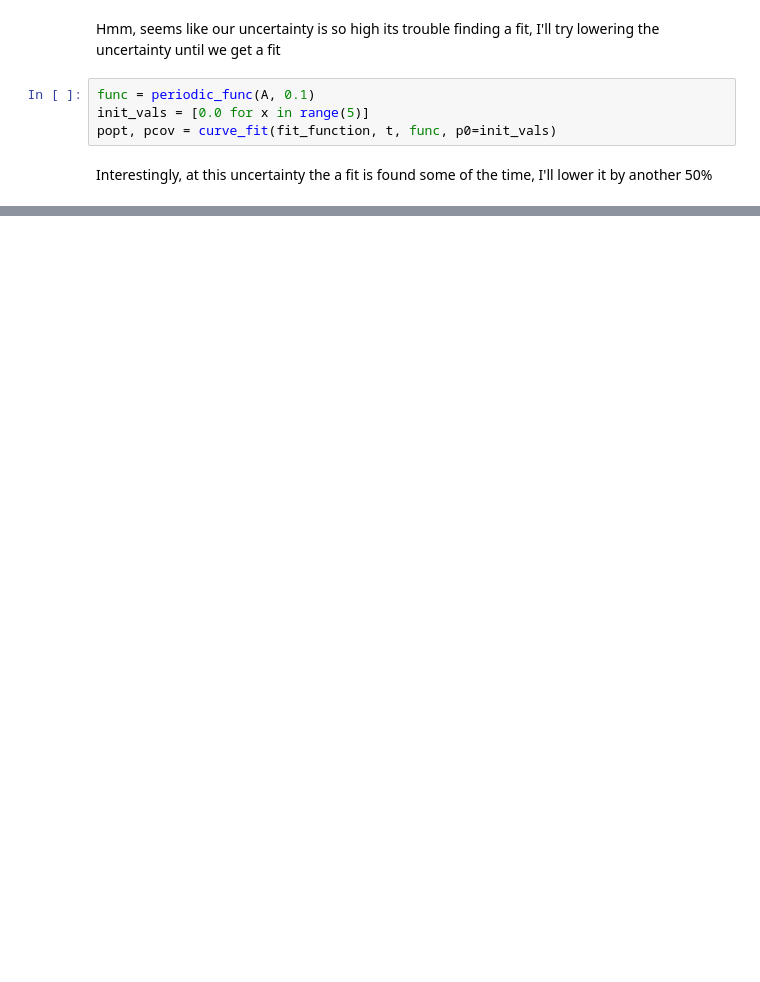
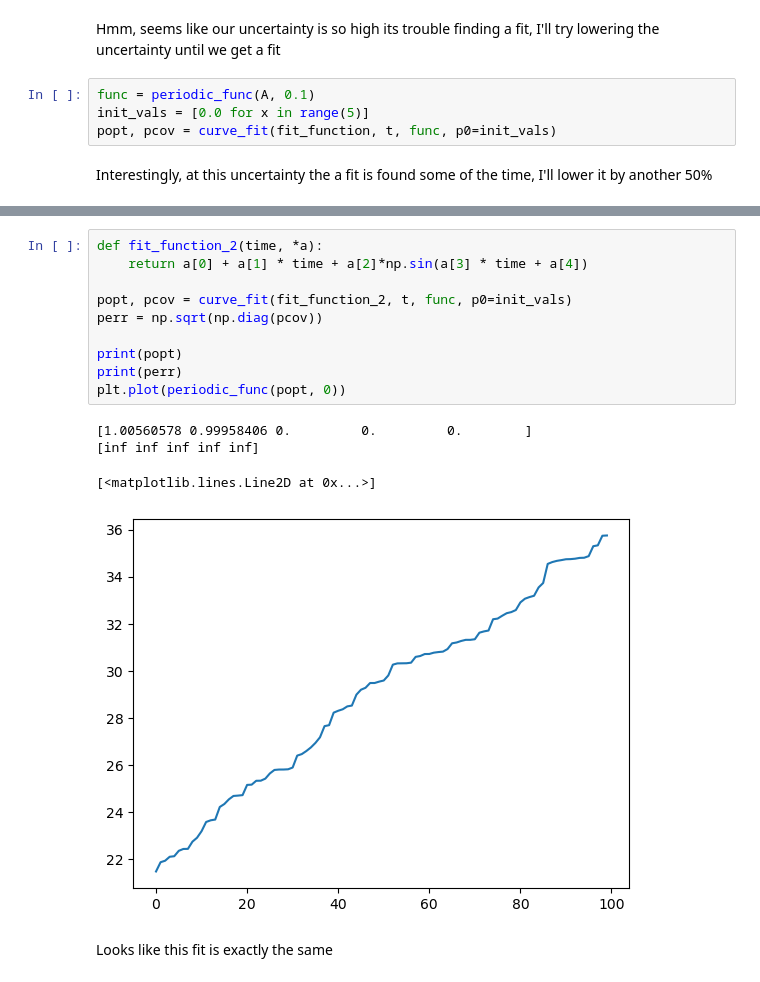
Before and after one commit to seandmceachin20/phys441, a Jupyter notebook: JupyterNotebooks/Week1/fitting_periodic.ipynb, the cells around one changed output, grey strips where cells are left out. Drawn from its saved outputs; the diff is of its cells as text; blank space fills up the shorter version.

```diff
--- a/JupyterNotebooks/Week1/fitting_periodic.ipynb
+++ b/JupyterNotebooks/Week1/fitting_periodic.ipynb
@@ -44,0 +50,17 @@ These fit parameters seem way off from original function
+# %%
+def fit_function_2(time, *a):
+    return a[0] + a[1] * time + a[2]*np.sin(a[3] * time + a[4])
+
+popt, pcov = curve_fit(fit_function_2, t, func, p0=init_vals)
+perr = np.sqrt(np.diag(pcov))
+
+print(popt)
+print(perr)
+plt.plot(periodic_func(popt, 0))
+# %% [output]
+[1.00560578 0.99958406 0.         0.         0.        ]
+[inf inf inf inf inf]
+[<matplotlib.lines.Line2D at 0x...>]
+[figure, added]
+# %% [markdown]
+Looks like this fit is exactly the same
```
Also changed, not shown: parts of 4 cells of this notebook.
